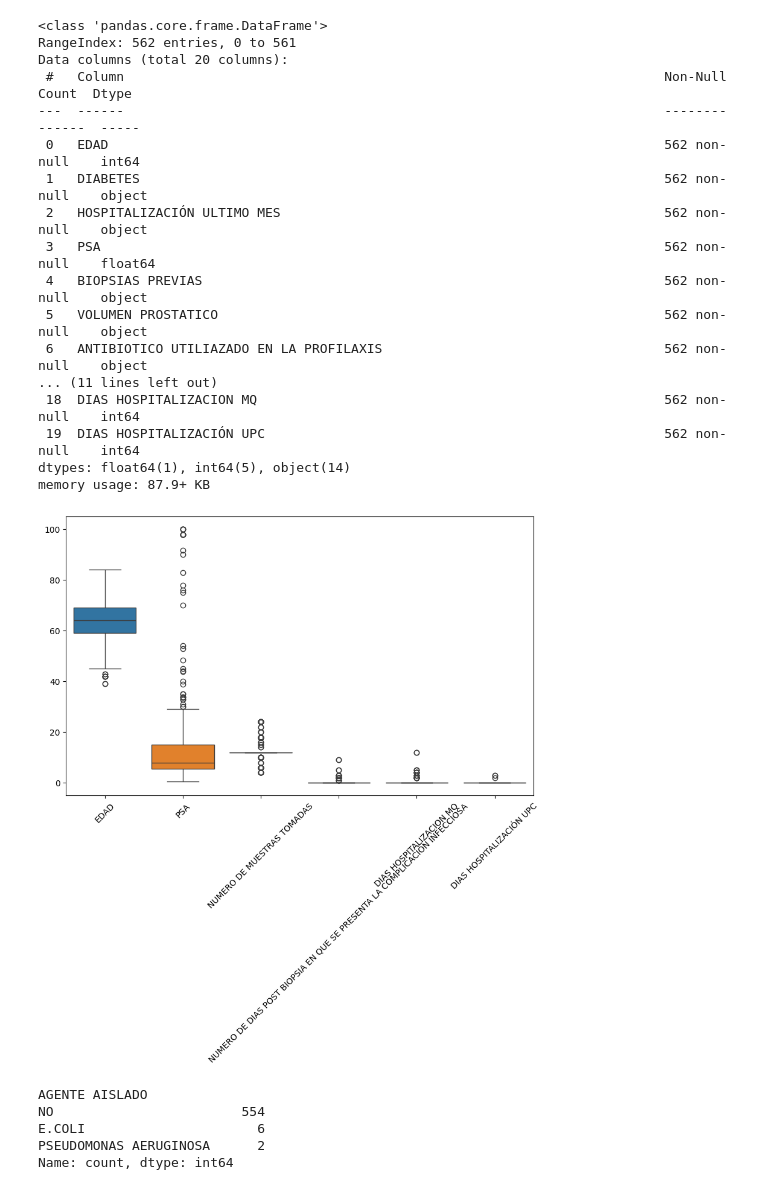
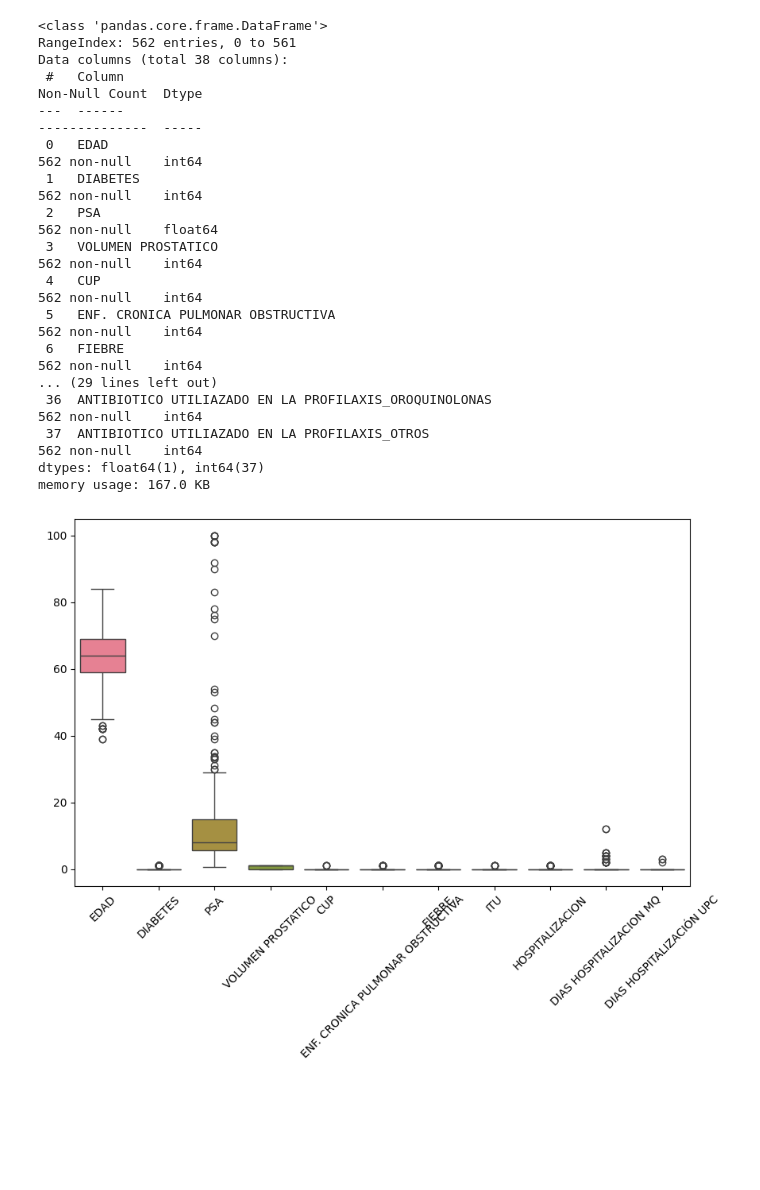
Before and after one commit to jonathancastillo185/Proyecto-Integrador---m6, a Jupyter notebook: Propuesta 1/comienzo.ipynb, the cells around one changed output. Saved outputs shown, nothing was run; the diff lists cells and outputs as text; code cells hidden in the pictures; blank space fills up the shorter version.

```diff
--- a/Propuesta 1/comienzo.ipynb
+++ b/Propuesta 1/comienzo.ipynb
@@ -100,0 +86,5 @@ for x in columnas:
+# %%
+data = df
+# Elimino las columnas que considero redundantes
+data.drop(columns=['NUMERO DE MUESTRAS TOMADAS','NUMERO DE DIAS POST BIOPSIA EN QUE SE PRESENTA LA COMPLICACIÓN INFECCIOSA','HOSPITALIZACIÓN ULTIMO MES','BIOPSIAS PREVIAS','NUMERO DE MUESTRAS TOMADAS'], inplace=True)
+data
@@ -100,0 +105,4 @@ for x in columnas:
+# %%
+# reemplazamos los valores Si y No, por 1 y 0
+data.replace('NO',0, inplace=True)
+data.replace('SI',1, inplace=True)
@@ -101,30 +114,30 @@ for x in columnas:
 # %%
-df.info()
+limp.info()
 # %% [output]
 <class 'pandas.core.frame.DataFrame'>
 RangeIndex: 562 entries, 0 to 561
-Data columns (total 20 columns):
- #   Column                                                                     Non-Null Count  Dtype
----  ------                                                                     --------------  -----
- 0   EDAD                                                                       562 non-null    int64
- 1   DIABETES                                                                   562 non-null    object
- 2   HOSPITALIZACIÓN ULTIMO MES                                                 562 non-null    object
- 3   PSA                                                                        562 non-null    float64
- 4   BIOPSIAS PREVIAS                                                           562 non-null    object
- 5   VOLUMEN PROSTATICO                                                         562 non-null    object
- 6   ANTIBIOTICO UTILIAZADO EN LA PROFILAXIS                                    562 non-null    object
-... (11 lines left out)
- 18  DIAS HOSPITALIZACION MQ                                                    562 non-null    int64
- 19  DIAS HOSPITALIZACIÓN UPC                                                   562 non-null    int64
-dtypes: float64(1), int64(5), object(14)
-memory usage: 87.9+ KB
+Data columns (total 38 columns):
+ #   Column                                                                                                 Non-Null Count  Dtype
+---  ------                                                                                                 --------------  -----
+ 0   EDAD                                                                                                   562 non-null    int64
+ 1   DIABETES                                                                                               562 non-null    int64
+ 2   PSA                                                                                                    562 non-null    float64
+ 3   VOLUMEN PROSTATICO                                                                                     562 non-null    int64
+ 4   CUP                                                                                                    562 non-null    int64
+ 5   ENF. CRONICA PULMONAR OBSTRUCTIVA                                                                      562 non-null    int64
+ 6   FIEBRE                                                                                                 562 non-null    int64
+... (29 lines left out)
+ 36  ANTIBIOTICO UTILIAZADO EN LA PROFILAXIS_OROQUINOLONAS                                                  562 non-null    int64
+ 37  ANTIBIOTICO UTILIAZADO EN LA PROFILAXIS_OTROS                                                          562 non-null    int64
+dtypes: float64(1), int64(37)
+memory usage: 167.0 KB
 # %%
 plt.figure(figsize=(10, 6))
 
-sns.boxplot(data=df)
+sns.boxplot(data=data)
 
 plt.xticks(rotation=45)
 
 plt.show()
 # %% [output]
-[figure, old version]
+[figure, new version]
@@ -140,8 +143,0 @@ plt.show()
-# %%
-df['AGENTE AISLADO'].value_counts()
-# %% [output]
-AGENTE AISLADO
-NO                        554
-E.COLI                      6
-PSEUDOMONAS AERUGINOSA      2
-Name: count, dtype: int64
```
Also changed, not shown: parts of 11 cells of this notebook, 2 other files.
